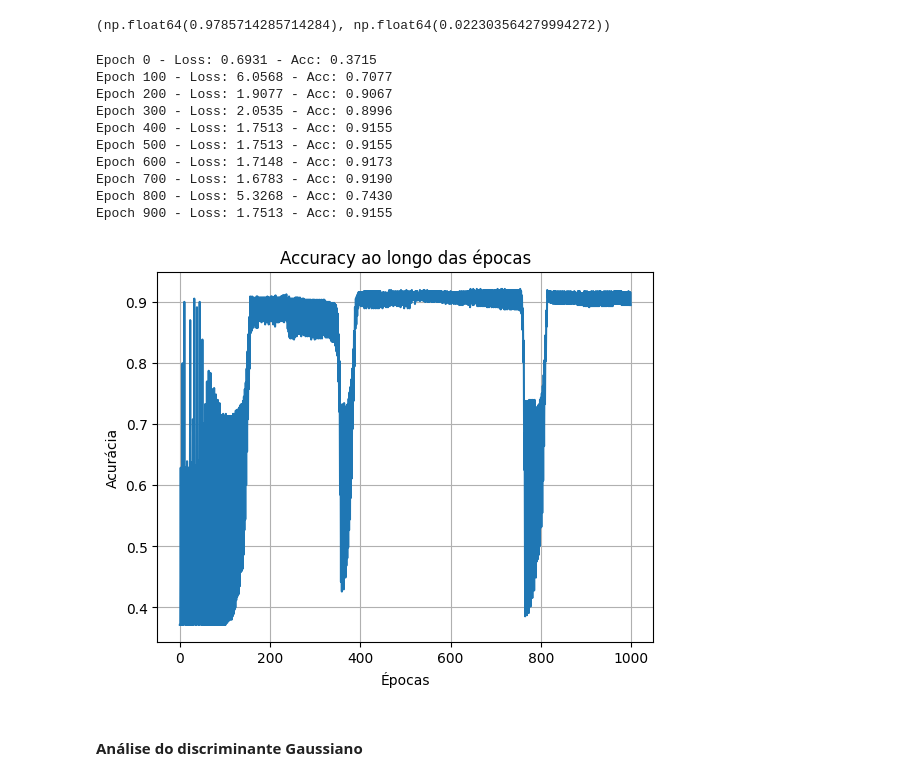
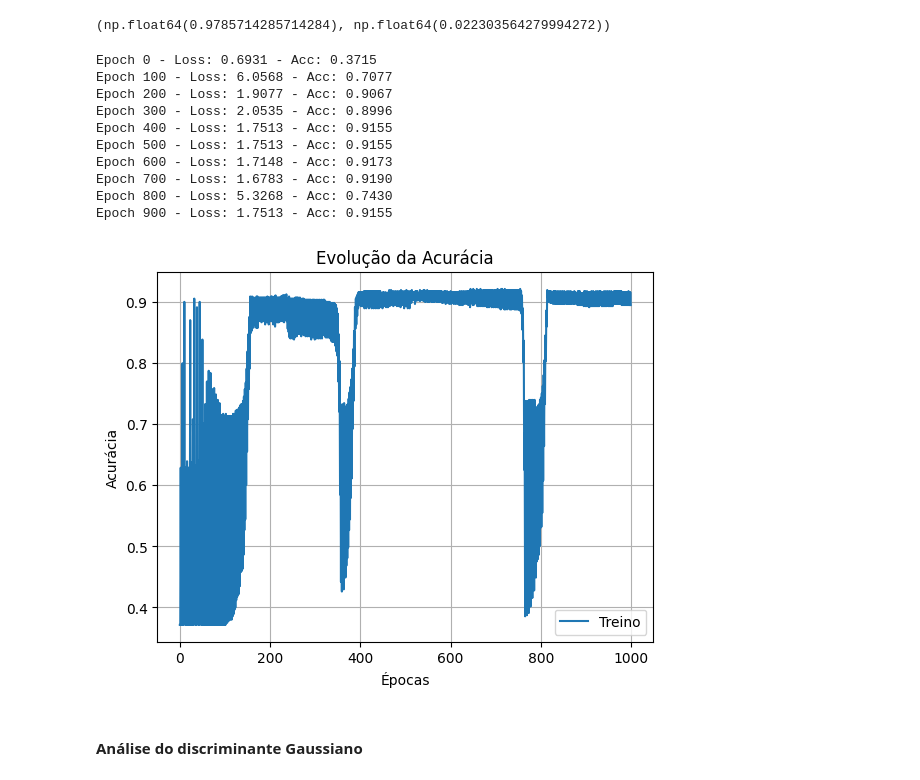
Before and after one commit to Francisco-Paulino-Arruda-Filho/Aprendizagem-de-maquina, a Jupyter notebook: lista_02_ama/lista.ipynb, the cells around one changed output. Drawn from its saved outputs; the diff is of its cells as text; code cells hidden in the pictures.

```diff
--- a/lista_02_ama/lista.ipynb
+++ b/lista_02_ama/lista.ipynb
@@ -15,0 +82,10 @@ class StandardScaler:
+# %%
+def plot_training_accuracy(history_acc, title="Evolução da Acurácia"):
+    plt.figure()
+    plt.plot(history_acc, label="Treino")
+    plt.title(title)
+    plt.xlabel("Épocas")
+    plt.ylabel("Acurácia")
+    plt.legend()
+    plt.grid()
+    plt.show()
@@ -269,19 +315,19 @@ np.mean(global_accuracies), np.std(global_accuracies)
 (np.float64(0.9785714285714284), np.float64(0.022303564279994272))
 # %%
 lrb.fit(X, y)
-plot_accuracy(lrb.history_acc)
+plot_training_accuracy(lrb.history_acc)
 # %% [output]
 Epoch 0 - Loss: 0.6931 - Acc: 0.3715
 Epoch 100 - Loss: 6.0568 - Acc: 0.7077
 Epoch 200 - Loss: 1.9077 - Acc: 0.9067
 Epoch 300 - Loss: 2.0535 - Acc: 0.8996
 Epoch 400 - Loss: 1.7513 - Acc: 0.9155
 Epoch 500 - Loss: 1.7513 - Acc: 0.9155
 Epoch 600 - Loss: 1.7148 - Acc: 0.9173
 Epoch 700 - Loss: 1.6783 - Acc: 0.9190
 Epoch 800 - Loss: 5.3268 - Acc: 0.7430
 Epoch 900 - Loss: 1.7513 - Acc: 0.9155
-[figure, old version]
+[figure, new version]
 # %% [markdown]
 #### Análise do discriminante Gaussiano
 # %%
```
Also changed, not shown: parts of 24 cells of this notebook.
